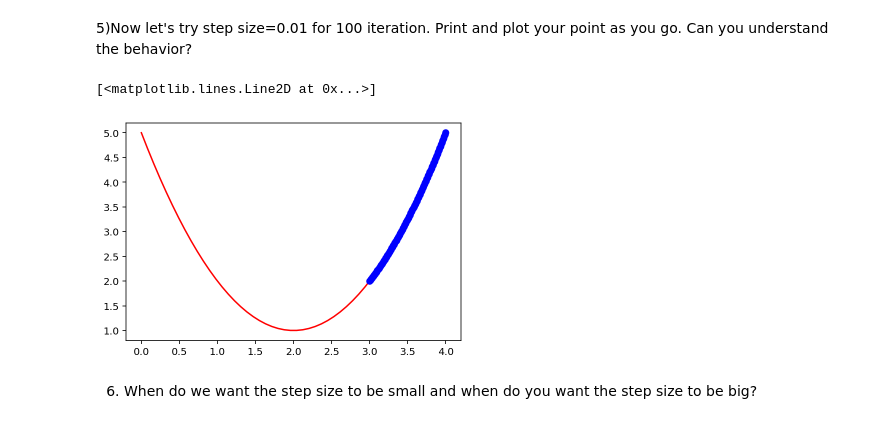
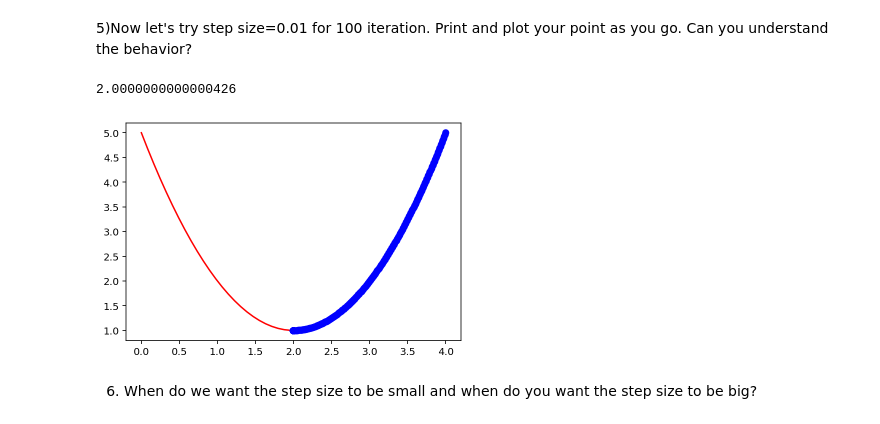
Before and after one commit to MUIC-Numerical-Methods-2018/Exercise-5, a Jupyter notebook: 05 Gradient Descent.ipynb, the cells around one changed output. Drawn from its saved outputs; the diff is of its cells as text; code cells hidden in the pictures.

```diff
--- a/05 Gradient Descent.ipynb
+++ b/05 Gradient Descent.ipynb
@@ -46,14 +56,15 @@ plt.plot(xs, ys, 'ob')
 # %%
 xxs = np.linspace(0,4)
 plt.plot(xxs, f(xxs),'-r')
 
-x, xs = gradient_descent(df, x0=4, step=0.01, n=100)
+x, xs = gradient_descent(df, x0=4, step=0.01, n=10000)
 ys = f(xs)
 
 plt.plot(xs, ys, 'ob')
+print(x)
 # %% [output]
-[<matplotlib.lines.Line2D at 0x...>]
+2.0000000000000426
-[figure, old version]
+[figure, new version]
 # %% [markdown]
 6) When do we want the step size to be small and when do you want the step size to be big?
 # %% [markdown]
```
Also changed, not shown: parts of 3 cells of this notebook.
